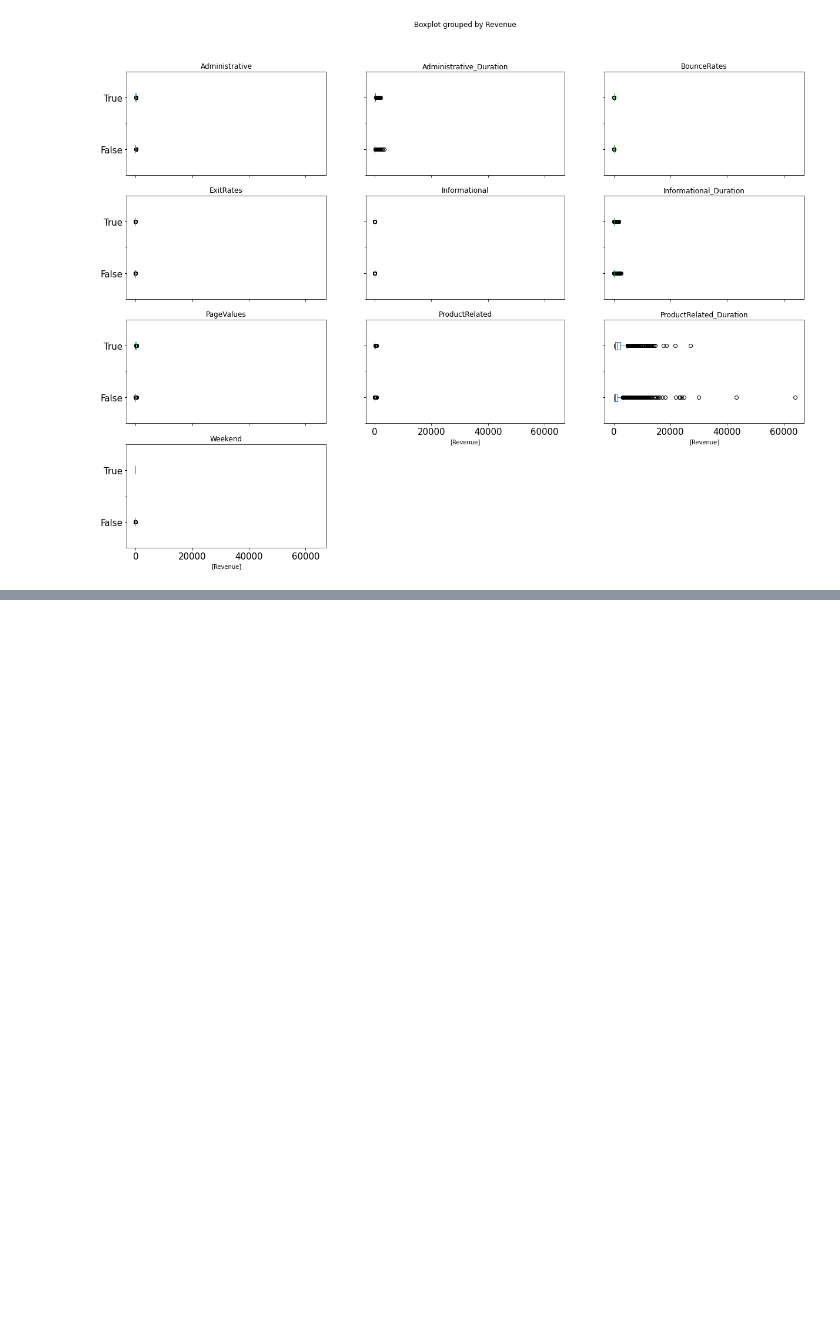
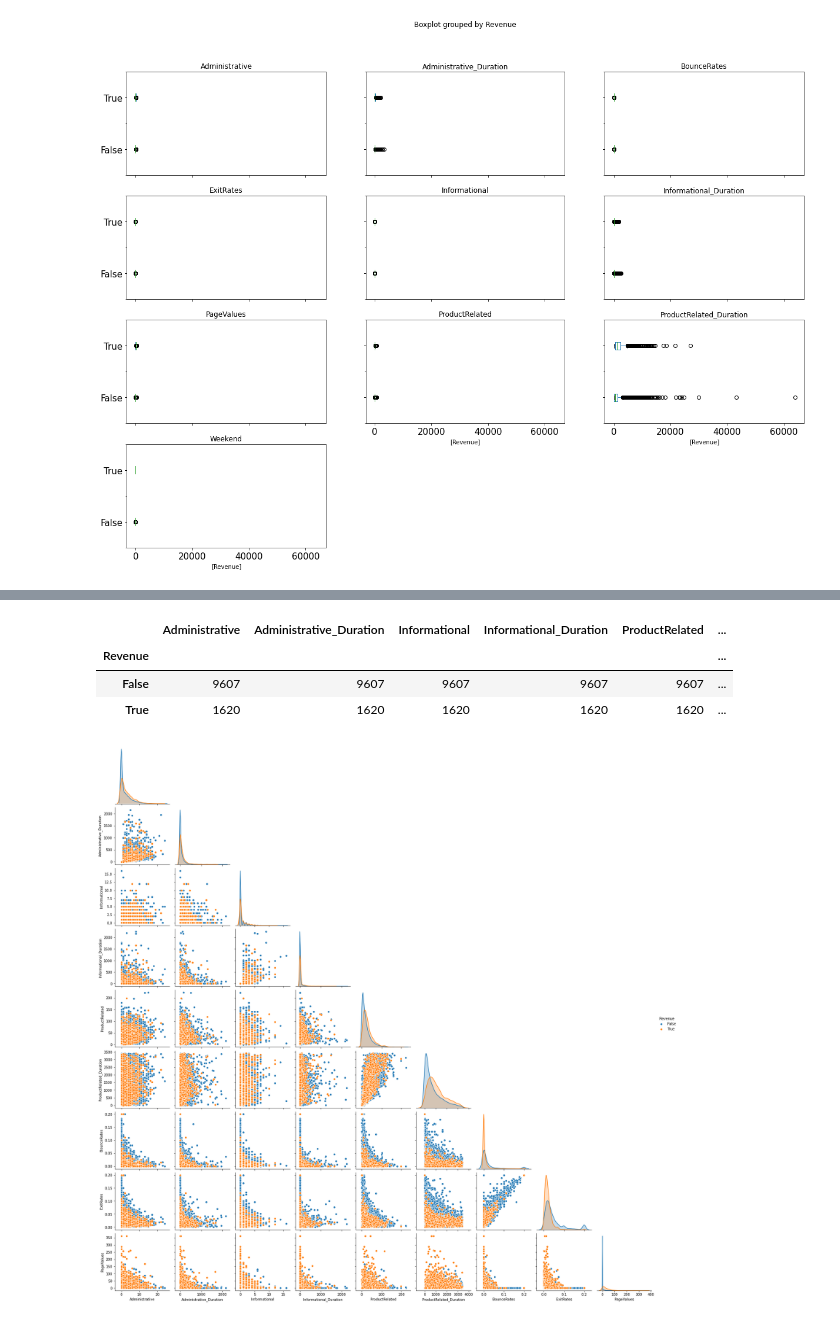
Before and after one commit to SanjaPanda/Online-Shopper-Intention-Capstone, a Jupyter notebook: Data Wrangling.ipynb, the cells around one changed output, grey strips where cells are left out. Drawn from its saved outputs; the diff is of its cells as text; code cells hidden in the pictures; blank space fills up the shorter version.

```diff
--- a/Data Wrangling.ipynb
+++ b/Data Wrangling.ipynb
@@ -334,3 +330,12 @@ boxplot = df.boxplot(grid=False, vert=False,fontsize=15,figsize =(20,15))
 boxplot = df.boxplot(grid=False, vert=False,fontsize=15,figsize =(20,15),by='Revenue')
 # %% [output]
 [figure]
+# %%
+"""from scipy import stats
+
+z_scores = stats.zscore(df.select_dtypes(exclude = ['bool','object']))
+abs_z_scores = np.abs(z_scores)
+filtered_entries = (abs_z_scores < 3).all(axis=1)
+new_df = df[filtered_entries]
+new_df.info()
+df = new_df.copy()"""
@@ -355,0 +373,12 @@ df = df[~((df['ProductRelated_Duration'] < (Q1 - 1.5 * IQR)) |(df['ProductRelate
+# %%
+df.groupby('Revenue').count()
+# %% [output]
+|  | Administrative | Administrative_Duration | Informational | Informational_Duration | ProductRelated | ... |
+| Revenue |  |  |  |  |  | ... |
+| False | 9607 | 9607 | 9607 | 9607 | 9607 | ... |
+| True | 1620 | 1620 | 1620 | 1620 | 1620 | ... |
+# %%
+df_1 = pd.concat([df.select_dtypes(exclude = ['bool','object']), df['Revenue']], axis=1)
+g = sns.pairplot(df_1,corner=True,hue = 'Revenue')
+# %% [output]
+[figure, added]
```
Also changed, not shown: parts of 21 cells of this notebook, 1 other file.
